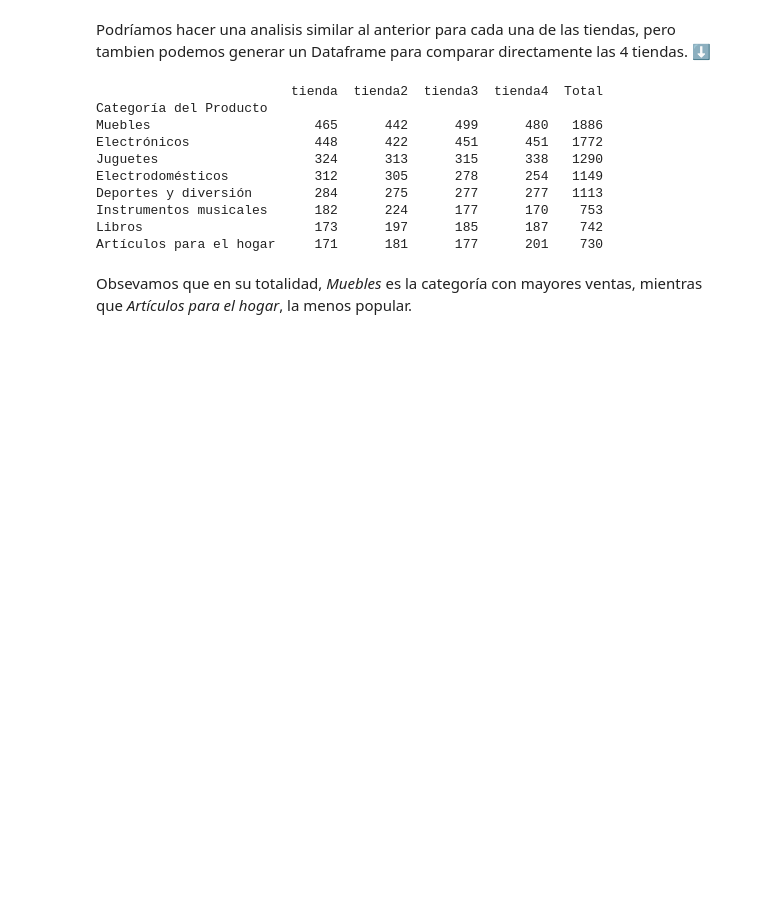
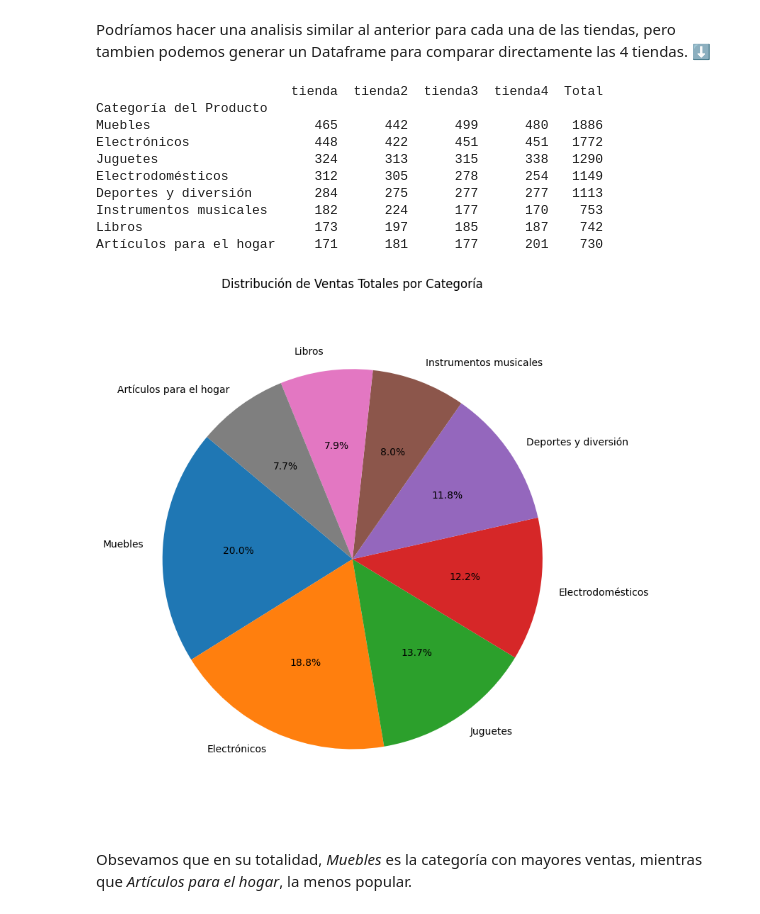
Before and after one commit to Near-o7/desafio1_dataScience, a Jupyter notebook: AluraStoreLatam.ipynb, the cells around one changed output. Drawn from its saved outputs; the diff is of its cells as text; code cells hidden in the pictures; blank space fills up the shorter version.

```diff
--- a/AluraStoreLatam.ipynb
+++ b/AluraStoreLatam.ipynb
@@ -221,6 +241,22 @@ Deportes y diversión        284      275      277      277   1113
 Instrumentos musicales      182      224      177      170    753
 Libros                      173      197      185      187    742
 Artículos para el hogar     171      181      177      201    730
+# %%
+import matplotlib.pyplot as plt
+
+plt.figure(figsize=(8, 8))
+plt.pie(
+    ventas_comparadas["Total"],
+    labels=ventas_comparadas.index,
+    autopct='%1.1f%%',
+    startangle=140
+)
+
+plt.title("Distribución de Ventas Totales por Categoría")
+plt.tight_layout()
+plt.show()
+# %% [output]
+[figure, added]
 # %% [markdown]
 Obsevamos que en su totalidad, *Muebles* es la categoría con mayores ventas, mientras que *Artículos para el hogar*, la menos popular.
 # %% [markdown]
```
Also changed, not shown: parts of 1 cell of this notebook.
